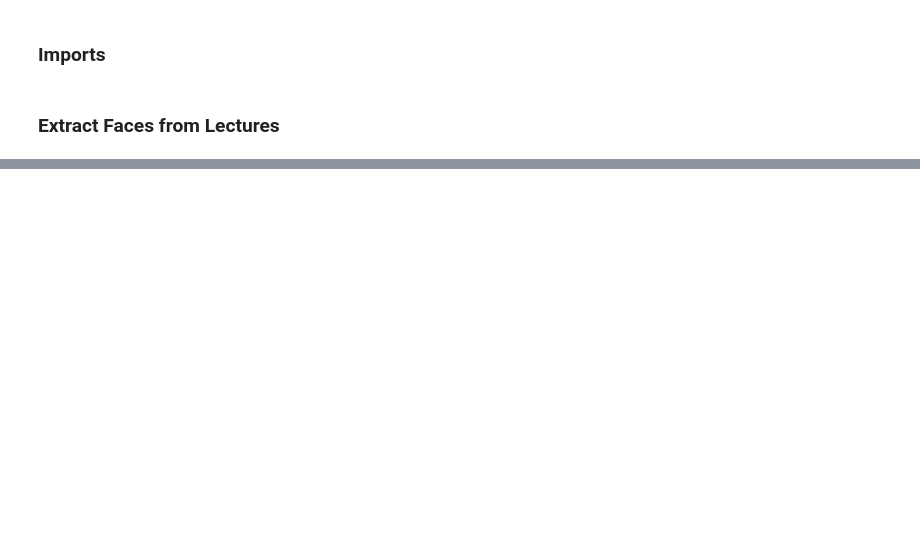
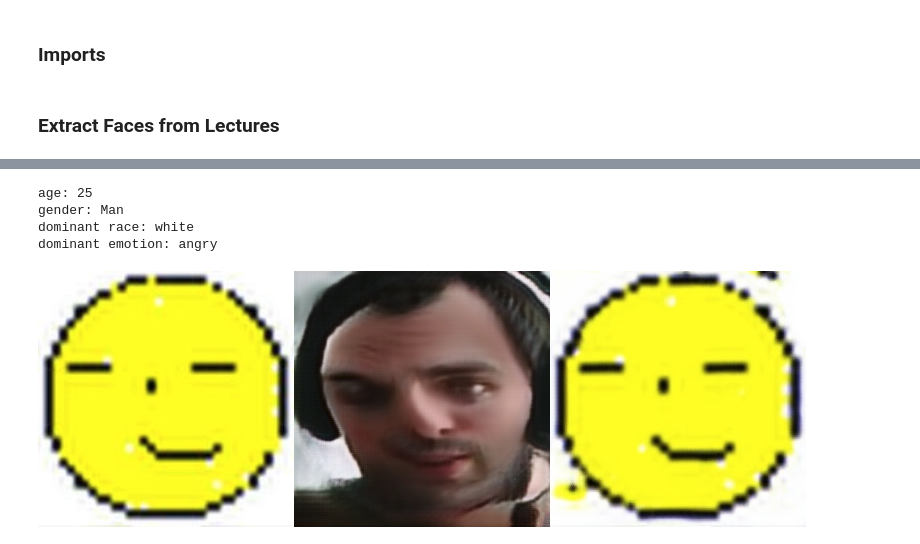
Before and after one commit to maxstollmayer/ML-Challenges, a Jupyter notebook: Challenge-3/petersen2smiley.ipynb, the cells around one changed output, grey strips where cells are left out. Drawn from its saved outputs; the diff is of its cells as text; code cells hidden in the pictures; blank space fills up the shorter version.

```diff
--- a/Challenge-3/petersen2smiley.ipynb
+++ b/Challenge-3/petersen2smiley.ipynb
@@ -120,0 +119,8 @@ display.Image("./examples/8.png")
+# %%
+classify(1)
+# %% [output]
+age: 25
+gender: Man
+dominant race: white
+dominant emotion: angry
+[figure, added]
```
Also changed, not shown: parts of 27 cells of this notebook, 16 other files.
